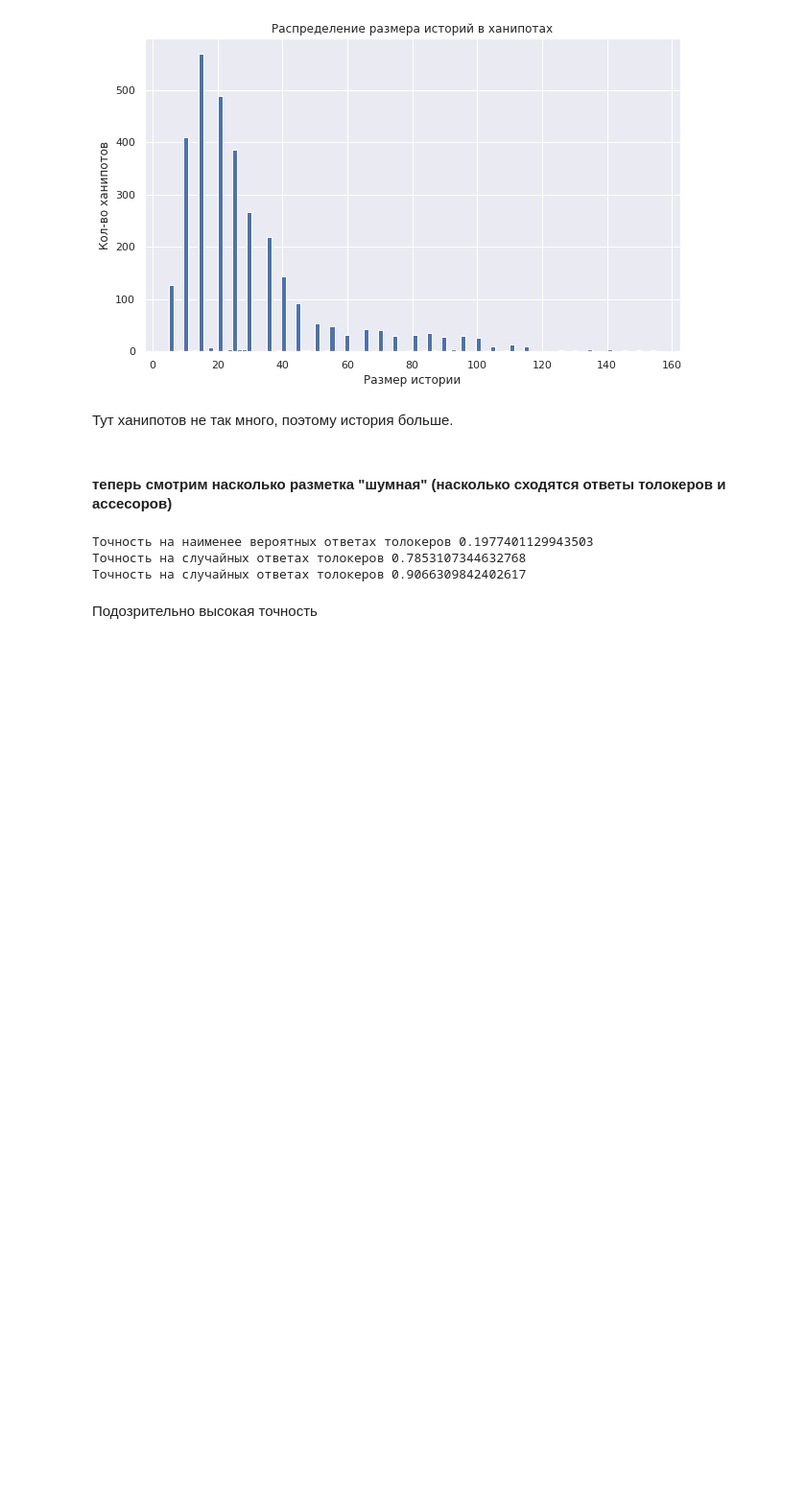
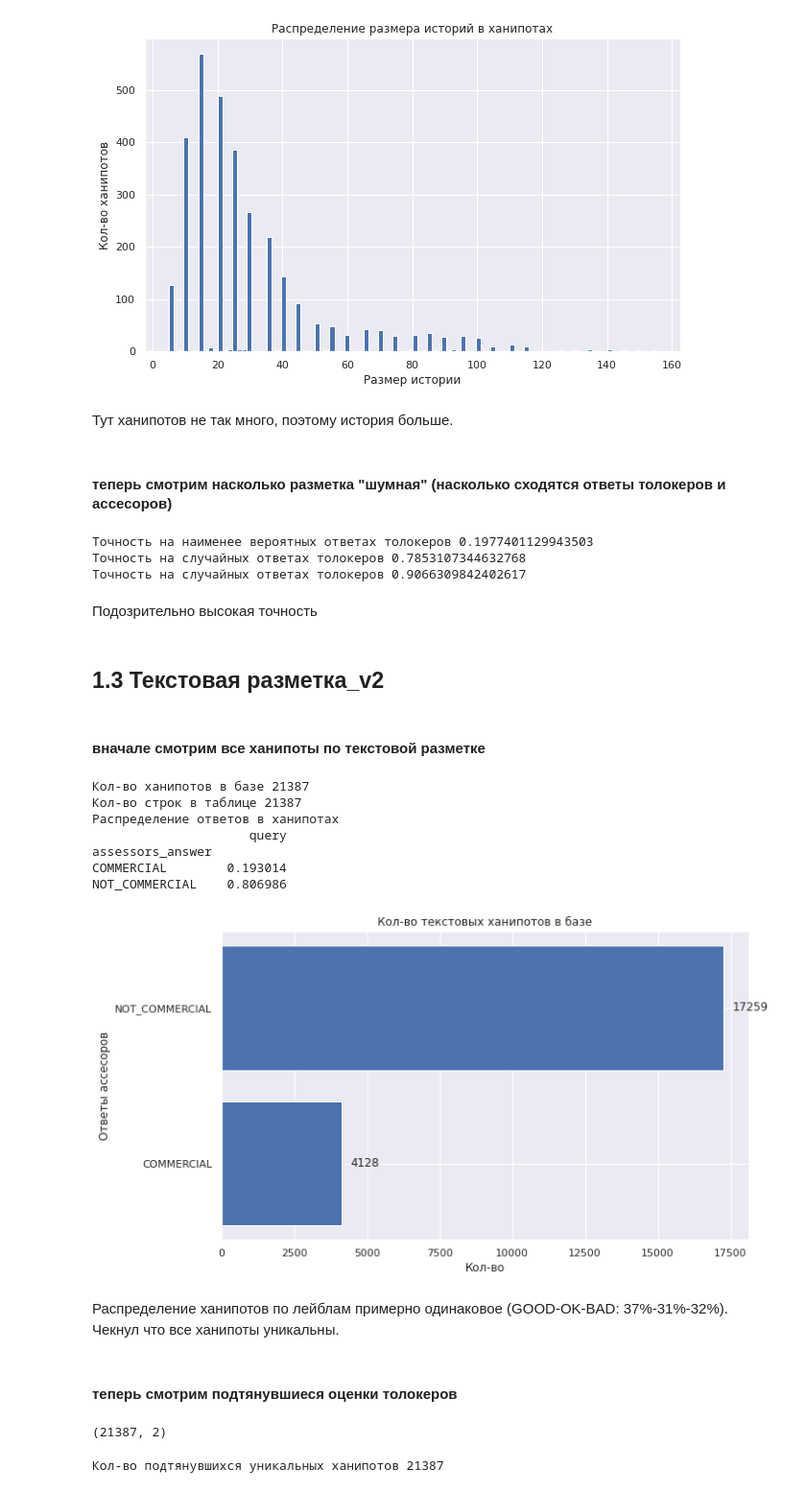
Before and after one commit to serzaraisk/noisy_labels, a Jupyter notebook: 1. Анализ датасетов.ipynb, the cells around one changed output. Shown at 96% size. Drawn from its saved outputs; the diff is of its cells as text; code cells hidden in the pictures; blank space fills up the shorter version.

```diff
--- a/1. Анализ датасетов.ipynb
+++ b/1. Анализ датасетов.ipynb
@@ -141,0 +146,15 @@ text_class.head(5)
+# %%
+path = '//home/images/dev/spochukaev/hse_diploma/text_classification_with_answers_2'
+text_class_2 = cluster.read(path).as_dataframe()
+
+path = '//home/images/dev/spochukaev/hse_diploma/text_classification_all_honeypots_3'
+text_all_2 = cluster.read(path).as_dataframe()
+# %%
+text_class_2['aggr_answer'] = text_class_2['aggr_answer'].str.decode('utf8')
+text_class_2['assessors_answer'] = text_class_2['assessors_answer'].str.decode('utf8')
+text_class_2['some_answer'] = text_class_2['some_answer'].str.decode('utf8')
+text_class_2['query'] = text_class_2['query'].str.decode('utf8')
+text_class_2['least_common'] = text_class_2['least_common'].str.decode('utf8')
+
+text_all_2['assessors_answer'] = text_all_2['assessors_answer'].str.decode('utf8')
+text_all_2['query'] = text_all_2['query'].str.decode('utf8')
@@ -395,3 +520,44 @@ print('Точность на случайных ответах толокеро
 Точность на случайных ответах толокеров 0.9066309842402617
 # %% [markdown]
 Подозрительно высокая точность
+# %% [markdown]
+## 1.3 Текстовая разметка_v2
+# %% [markdown]
+#### вначале смотрим все ханипоты по текстовой разметке
+# %%
+text_all_2 = text_all_2.drop_duplicates(subset='query')
+# %%
+sns.set(rc={'figure.figsize':(10,6)})
+def query_info(df, title, column):
+    print('Кол-во ханипотов в базе', len(df['query'].unique()))
+    print('Кол-во строк в таблице', len(df['query']))
+    print('Распределение ответов в ханипотах')
+    hbars = df.groupby(column).count().reset_index()
+    print(df.groupby(column).count()/df.groupby(column).count().sum())
+    fig, ax = plt.subplots()
+    ax.barh(hbars['assessors_answer'], hbars['query'])
+    add_annotations('Кол-во', 'Ответы ассесоров', title, False)
+    ax.bar_label(ax.containers[0], padding=10)
+
+query_info(text_all_2, 'Кол-во текстовых ханипотов в базе', 'assessors_answer')
+# %% [output]
+Кол-во ханипотов в базе 21387
+Кол-во строк в таблице 21387
+Распределение ответов в ханипотах
+                     query
+assessors_answer
+COMMERCIAL        0.193014
+NOT_COMMERCIAL    0.806986
+[figure, added]
+# %% [markdown]
+Распределение ханипотов по лейблам примерно одинаковое (GOOD-OK-BAD: 37%-31%-32%). Чекнул что все ханипоты уникальны.
+# %% [markdown]
+#### теперь смотрим подтянувшиеся оценки толокеров
+# %%
+text_all_2.shape
+# %% [output]
+(21387, 2)
+# %%
+print('Кол-во подтянувшихся уникальных ханипотов', len(text_class_2['query'].unique()))
+# %% [output]
+Кол-во подтянувшихся уникальных ханипотов 21387
```
Also changed, not shown: parts of 37 cells of this notebook, 21 other files.
